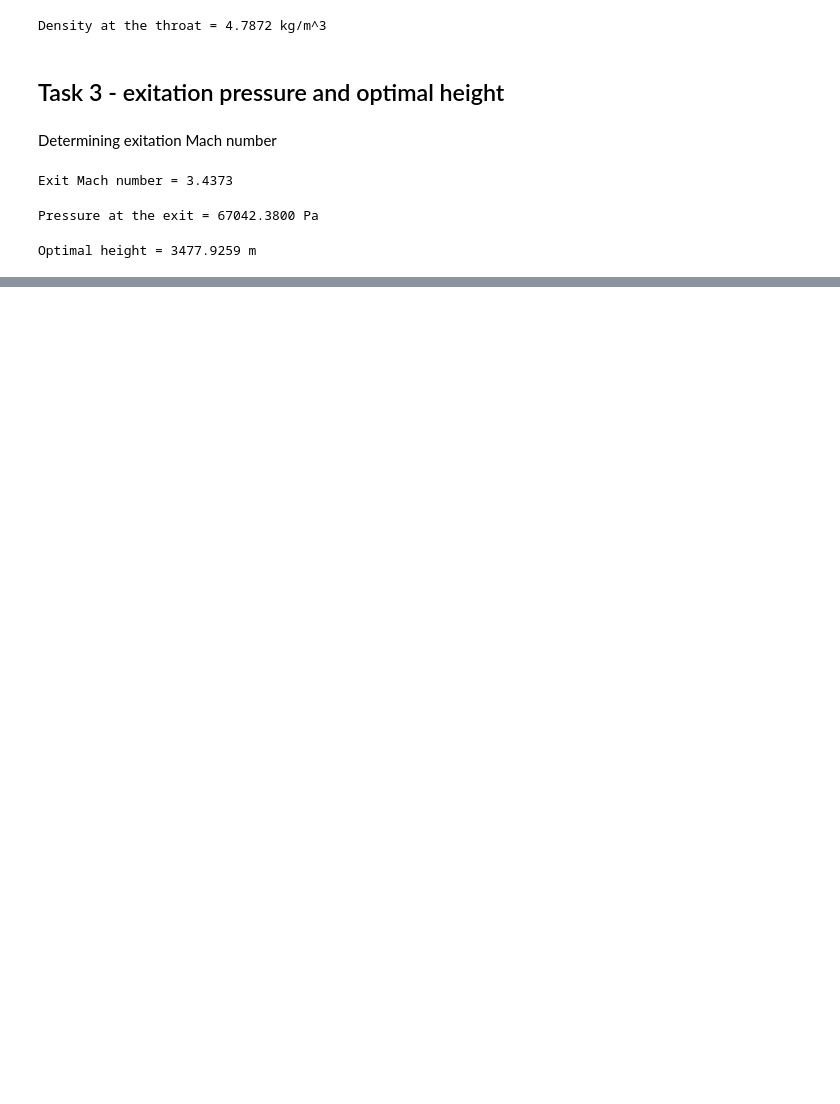
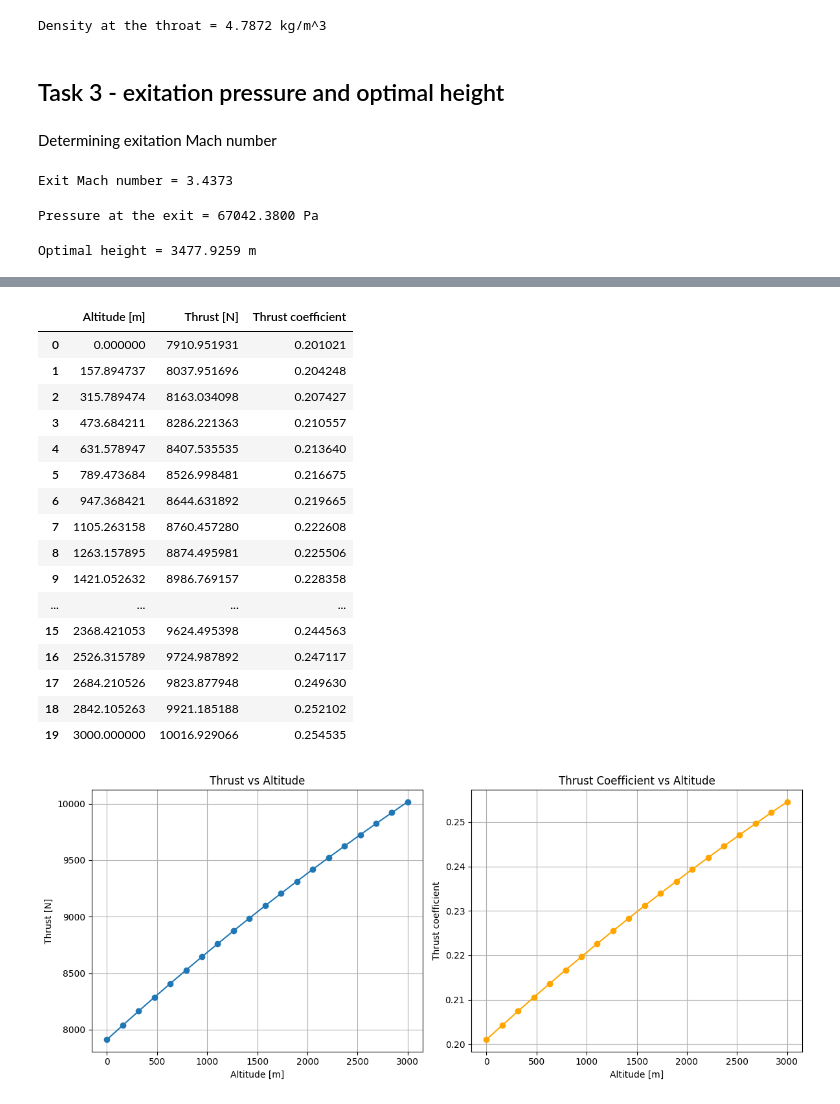
Before and after one commit to LaszloAbrok/rockets-and-rocket-engines, a Jupyter notebook: hw-1/notebook/hw1.ipynb, the cells around one changed output, grey strips where cells are left out. Drawn from its saved outputs; the diff is of its cells as text; code cells hidden in the pictures; blank space fills up the shorter version.

```diff
--- a/hw-1/notebook/hw1.ipynb
+++ b/hw-1/notebook/hw1.ipynb
@@ -10,5 +11,5 @@ import matplotlib.pyplot as plt
 # %%
-with open('../data/data.json', 'r') as f:
+with open('../data/import/data.json', 'r') as f:
     data = json.load(f)
 # %% [markdown]
 ## Task 1 - Characteristic velocity
@@ -152,0 +123,68 @@ plt.show()
+# %%
+H_0 = data["H_0"]
+H_evp = data["H_evp"]
+heights = np.linspace(H_0, H_evp, 20)
+
+A_e = A_t * epsilon
+m_dot = m_flow_rate
+v_e = np.sqrt((2 * k / (k - 1)) * R * t_1 * (1 - (p_2 / p_1) ** ((k - 1) / k)))  # exit velocity
+
+# approximation of atmospheric pressure as a function of height (only works up to ~11 km)
+def p_atm(h):
+    return 101325 * (1 - 2.25577e-5 * h) ** 5.25588
+
+thrusts = []
+thrust_coeffs = []
+
+for h in heights:
+    patm = p_atm(h)
+    thrust = m_dot * v_e + (p_2 - patm) * A_e
+    c_f = thrust / (p_1 * A_t)
+    thrusts.append(thrust)
+    thrust_coeffs.append(c_f)
+
+df = pd.DataFrame({
+    "Altitude [m]": heights,
+    "Thrust [N]": thrusts,
+    "Thrust coefficient": thrust_coeffs
+})
+
+display(df)
+
+plt.figure(figsize=(12, 5))
+
+plt.subplot(1, 2, 1)
+plt.plot(heights, thrusts, marker='o')
+plt.xlabel("Altitude [m]")
+plt.ylabel("Thrust [N]")
+plt.title("Thrust vs Altitude")
+plt.grid(True)
+
+plt.subplot(1, 2, 2)
+plt.plot(heights, thrust_coeffs, marker='o', color='orange')
+plt.xlabel("Altitude [m]")
+plt.ylabel("Thrust coefficient")
+plt.title("Thrust Coefficient vs Altitude")
+plt.grid(True)
+
+plt.tight_layout()
+plt.show()
+# %% [output]
+|  | Altitude [m] | Thrust [N] | Thrust coefficient |
+| 0 | 0.000000 | 7910.951931 | 0.201021 |
+| 1 | 157.894737 | 8037.951696 | 0.204248 |
+| 2 | 315.789474 | 8163.034098 | 0.207427 |
+| 3 | 473.684211 | 8286.221363 | 0.210557 |
+| 4 | 631.578947 | 8407.535535 | 0.213640 |
+| 5 | 789.473684 | 8526.998481 | 0.216675 |
+| 6 | 947.368421 | 8644.631892 | 0.219665 |
+| 7 | 1105.263158 | 8760.457280 | 0.222608 |
+| 8 | 1263.157895 | 8874.495981 | 0.225506 |
+| 9 | 1421.052632 | 8986.769157 | 0.228358 |
+| ... | ... | ... | ... |
+| 15 | 2368.421053 | 9624.495398 | 0.244563 |
+| 16 | 2526.315789 | 9724.987892 | 0.247117 |
+| 17 | 2684.210526 | 9823.877948 | 0.249630 |
+| 18 | 2842.105263 | 9921.185188 | 0.252102 |
+| 19 | 3000.000000 | 10016.929066 | 0.254535 |
+[figure, added]
```
Also changed, not shown: parts of 4 cells of this notebook, 3 other files.
